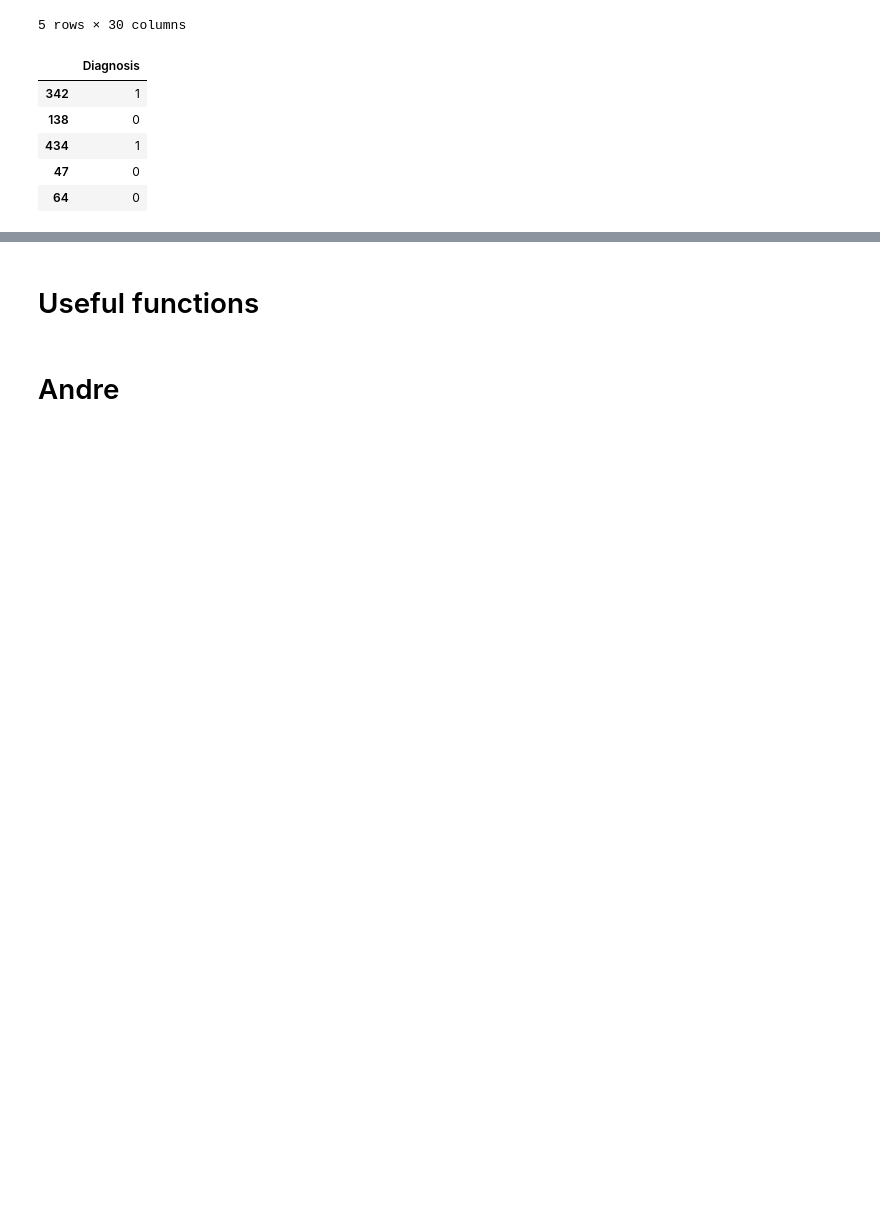
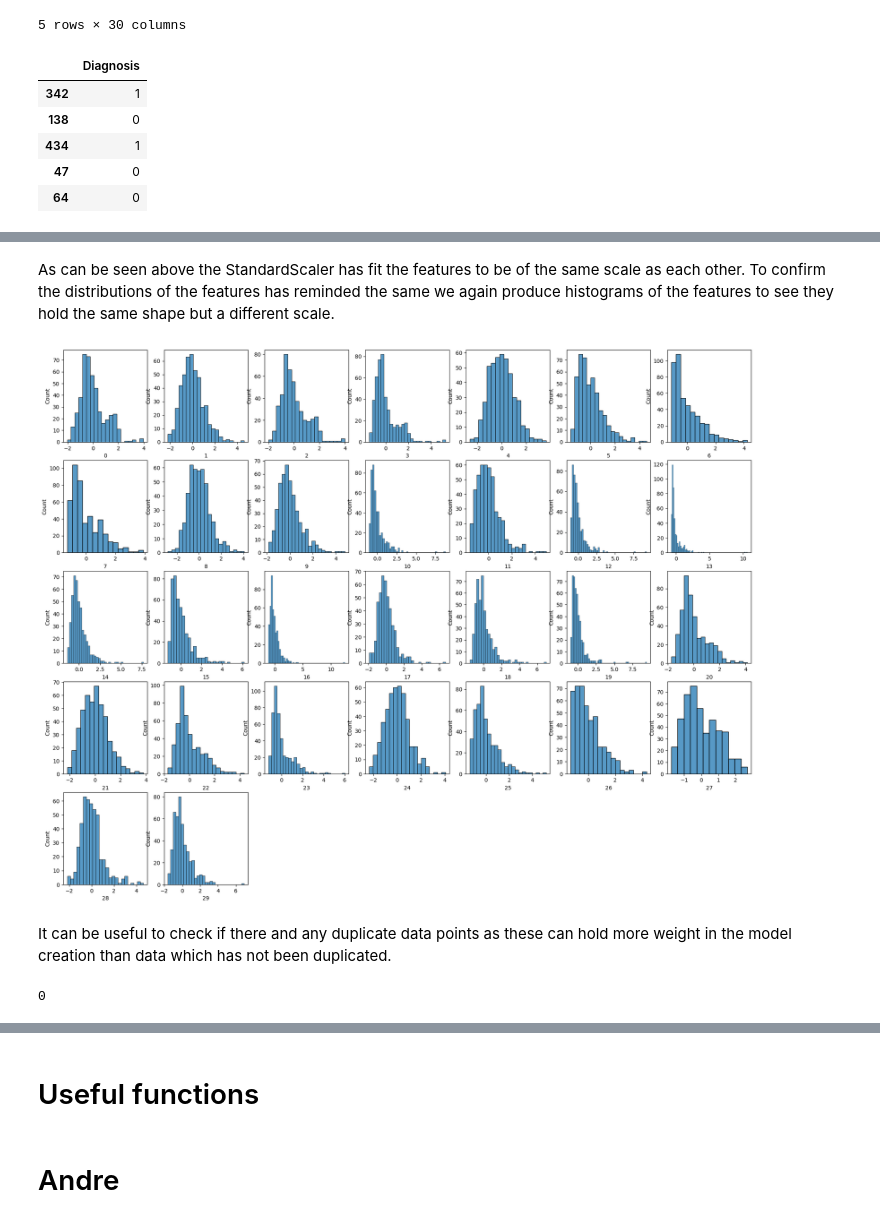
Before and after one commit to a-matson/DST_ASS1, a Jupyter notebook: report.ipynb, the cells around one changed output, grey strips where cells are left out. Cells and saved outputs as stored; diff of their text form; code cells hidden in the pictures; blank space fills up the shorter version.

```diff
--- a/report.ipynb
+++ b/report.ipynb
@@ -152,0 +213,32 @@ y_train.head()
+# %%
+from sklearn.preprocessing import StandardScaler
+scaler = StandardScaler()
+X_train_scaled = scaler.fit_transform(X_train)
+X_test_scaled = scaler.transform(X_test)
+#let us inspect a data point
+X_train_scaledd=pd.DataFrame(X_train_scaled)
+# %% [markdown]
+As can be seen above the StandardScaler has fit the features to be of the same scale as each other. To confirm the distributions of the features has reminded the same we again produce histograms of the features to see they hold the same shape but a different scale.
+# %%
+##We can quickly visualize these summaries with histograms
+
+fig, axes = plt.subplots(nrows=5, ncols=7, figsize=(23, 18))
+
+axes = axes.flatten()
+
+for i, col in enumerate(X_train_scaledd.columns):
+    sns.histplot(x=X_train_scaledd[col], ax=axes[i])
+
+for i in range(len(X_train_scaledd.columns), len(axes)):
+    fig.delaxes(axes[i])
+
+plt.show()
+# %% [output]
+[figure, added]
+# %% [markdown]
+It can be useful to check if there and any duplicate data points as these can hold more weight in the model creation than data which has not been duplicated.
+# %%
+## We can also check if there is any duplicated data
+X.duplicated().sum()
+# %% [output]
+0
```
Also changed, not shown: parts of 12 cells of this notebook.
